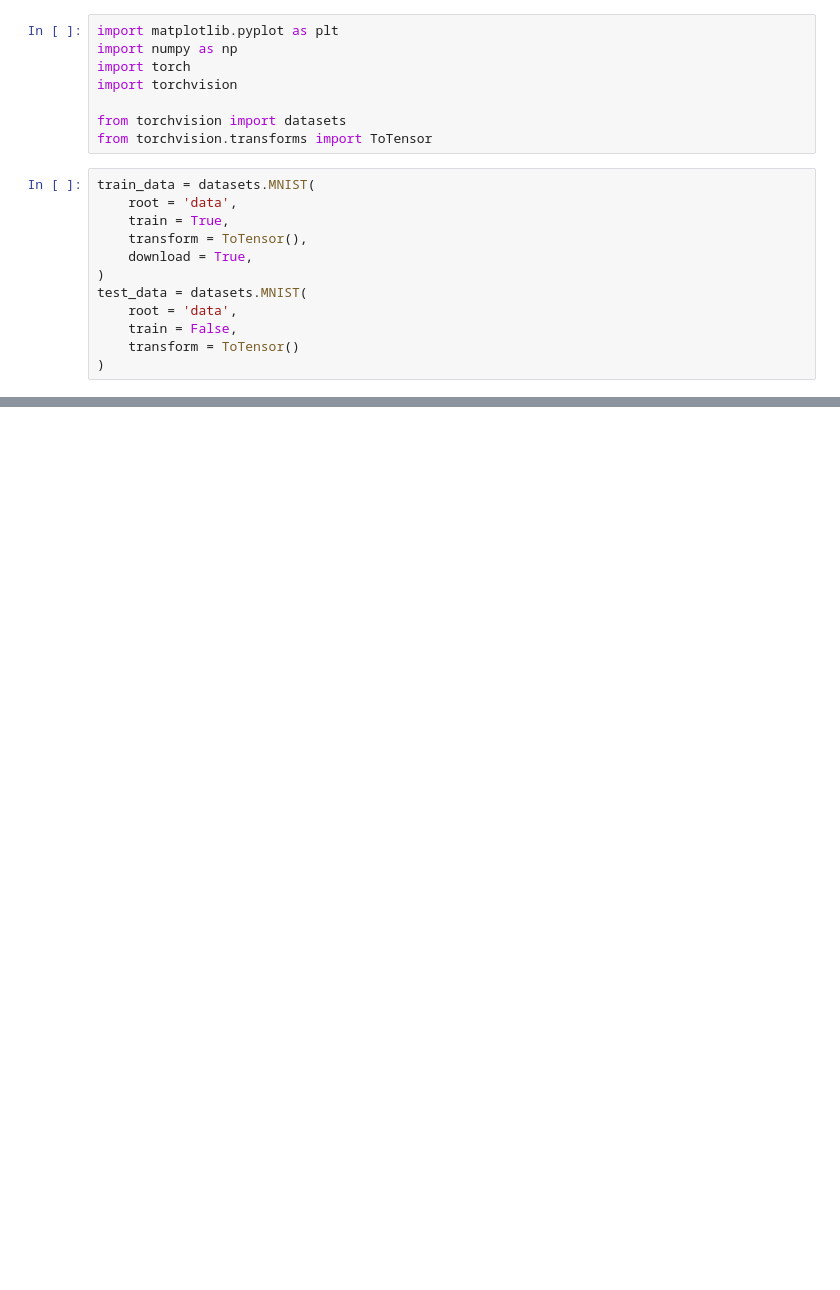
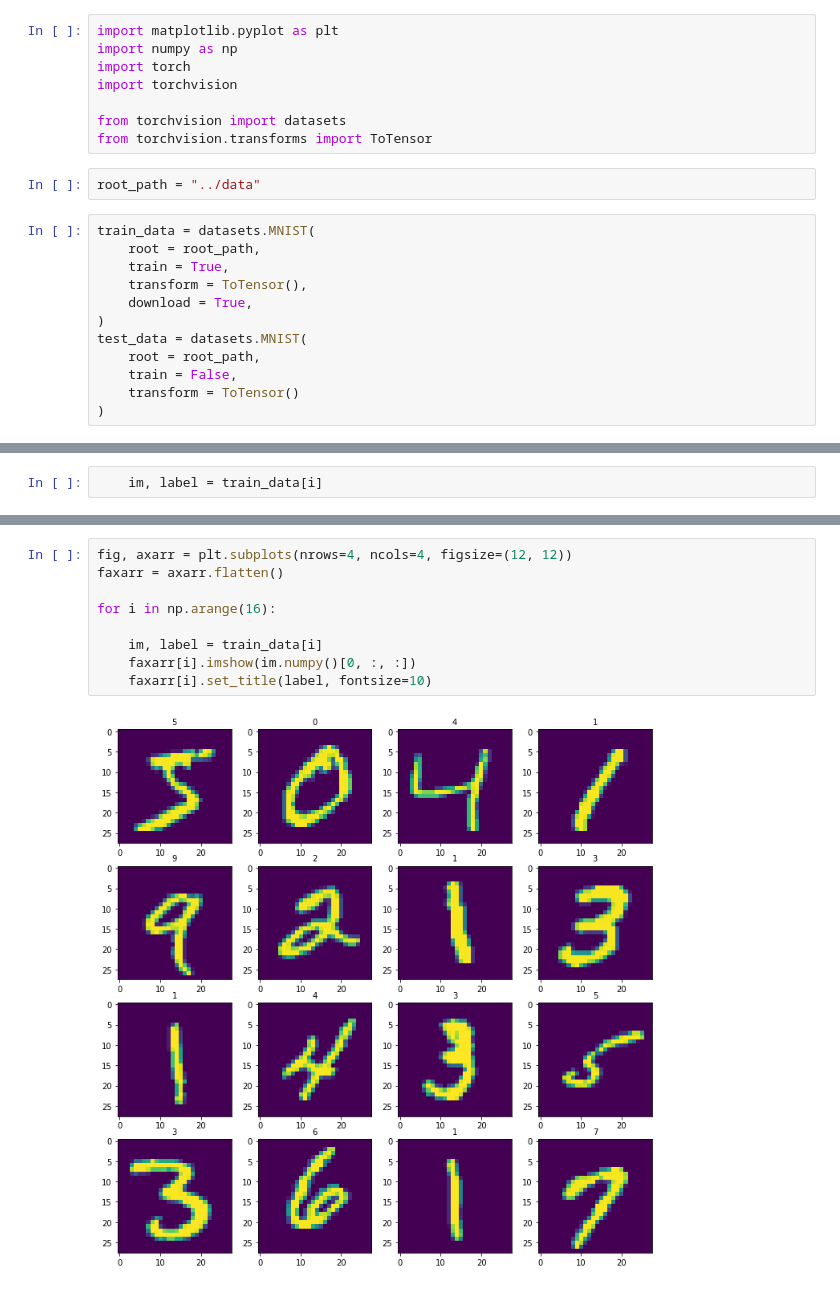
Before and after one commit to vargatn/numeral, a Jupyter notebook: notebooks/MNIST test.ipynb, the cells around one changed output, grey strips where cells are left out. Saved outputs shown, nothing was run; the diff lists cells and outputs as text; blank space fills up the shorter version.

Commit message:
visualization alpha

```diff
--- a/notebooks/MNIST test.ipynb
+++ b/notebooks/MNIST test.ipynb
@@ -6,15 +6,17 @@ import torchvision
 
 from torchvision import datasets
 from torchvision.transforms import ToTensor
+# %%
+root_path = "../data"
 # %%
 train_data = datasets.MNIST(
-    root = 'data',
+    root = root_path,
     train = True,
     transform = ToTensor(),
     download = True,
 )
 test_data = datasets.MNIST(
-    root = 'data',
+    root = root_path,
     train = False,
     transform = ToTensor()
 )
@@ -45,0 +73,2 @@ NameError: name 'transform' is not defined
+# %%
+    im, label = train_data[i]
@@ -45,0 +94,11 @@ NameError: name 'transform' is not defined
+# %%
+fig, axarr = plt.subplots(nrows=4, ncols=4, figsize=(12, 12))
+faxarr = axarr.flatten()
+
+for i in np.arange(16):
+
+    im, label = train_data[i]
+    faxarr[i].imshow(im.numpy()[0, :, :])
+    faxarr[i].set_title(label, fontsize=10)
+# %% [output]
+[figure, added]
```
Also changed, not shown: parts of 10 cells of this notebook.
